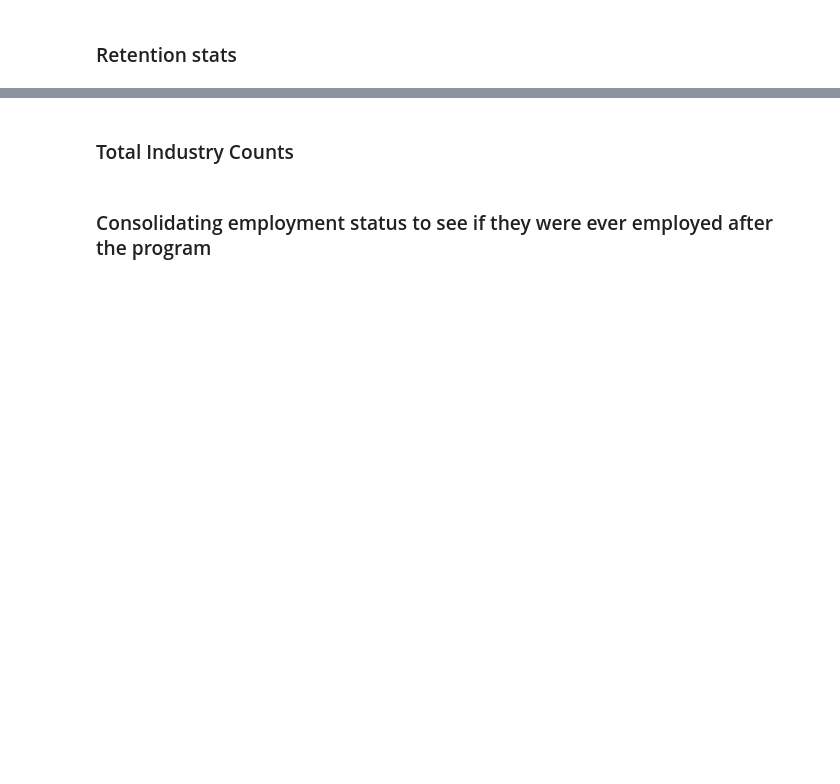
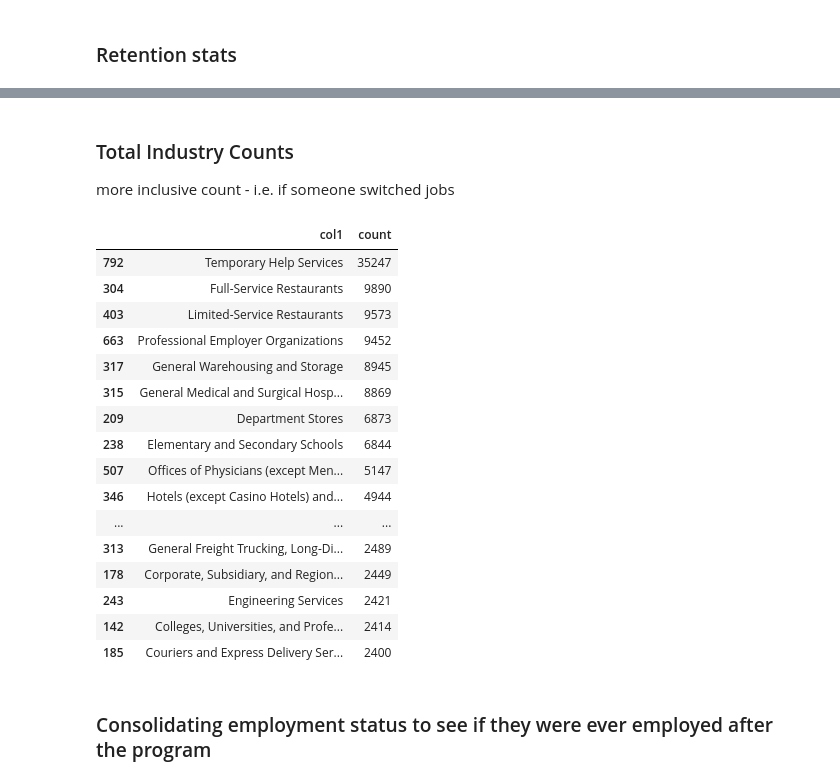
Before and after one commit to wizard-agb/ATLytics_data_2025, a Jupyter notebook: exploratory_AB_4_1.ipynb, the cells around one changed output, grey strips where cells are left out. Saved outputs shown, nothing was run; the diff lists cells and outputs as text; code cells hidden in the pictures; blank space fills up the shorter version.

```diff
--- a/exploratory_AB_4_1.ipynb
+++ b/exploratory_AB_4_1.ipynb
@@ -391,24 +419,43 @@ dropped_industry_codes[1:21]
 # %% [markdown]
 ### Total Industry Counts
+
+more inclusive count - i.e. if someone switched jobs
 # %%
 columns = [
     'industry_code_of_employment_1st_quarter_after_exit_quarter',
     "industry_code_of_employment_2nd_quarter_after_exit_quarter",
     "industry_code_of_employment_3rd_quarter_after_exit_quarter",
     "industry_code_of_employment_4th_quarter_after_exit_quarter"
 ]
 
-
-df1 =  data["industry_code_of_employment_1st_quarter_after_exit_quarter"].value_counts().reset_index()
+df1 = data["industry_code_of_employment_1st_quarter_after_exit_quarter"].value_counts().reset_index()
 df2 = data["industry_code_of_employment_2nd_quarter_after_exit_quarter"].value_counts().reset_index()
 df3 = data["industry_code_of_employment_3rd_quarter_after_exit_quarter"].value_counts().reset_index()
 df4 = data["industry_code_of_employment_4th_quarter_after_exit_quarter"].value_counts().reset_index()
 
 df1.columns = ['col1', 'count']
 df2.columns = ['col1', 'count']
 df3.columns = ['col1', 'count']
 df4.columns = ['col1', 'count']
 
-df = pd.concat([df1, df2, df3, df4])
-df = df.groupby('col1').sum().reset_index()
-df.sort_values('count', ascending=False)[:30]
+df_industry_counts = pd.concat([df1, df2, df3, df4])
+df_industry_counts = df_industry_counts.groupby('col1').sum().reset_index()
+df_industry_counts.sort_values('count', ascending=False)[:30]
+# %% [output]
+|  | col1 | count |
+| 792 | Temporary Help Services | 35247 |
+| 304 | Full-Service Restaurants | 9890 |
+| 403 | Limited-Service Restaurants | 9573 |
+| 663 | Professional Employer Organizations | 9452 |
+| 317 | General Warehousing and Storage | 8945 |
+| 315 | General Medical and Surgical Hosp... | 8869 |
+| 209 | Department Stores | 6873 |
+| 238 | Elementary and Secondary Schools | 6844 |
+| 507 | Offices of Physicians (except Men... | 5147 |
+| 346 | Hotels (except Casino Hotels) and... | 4944 |
+| ... | ... | ... |
+| 313 | General Freight Trucking, Long-Di... | 2489 |
+| 178 | Corporate, Subsidiary, and Region... | 2449 |
+| 243 | Engineering Services | 2421 |
+| 142 | Colleges, Universities, and Profe... | 2414 |
+| 185 | Couriers and Express Delivery Ser... | 2400 |
```
Also changed, not shown: parts of 38 cells of this notebook, 8 other files.
